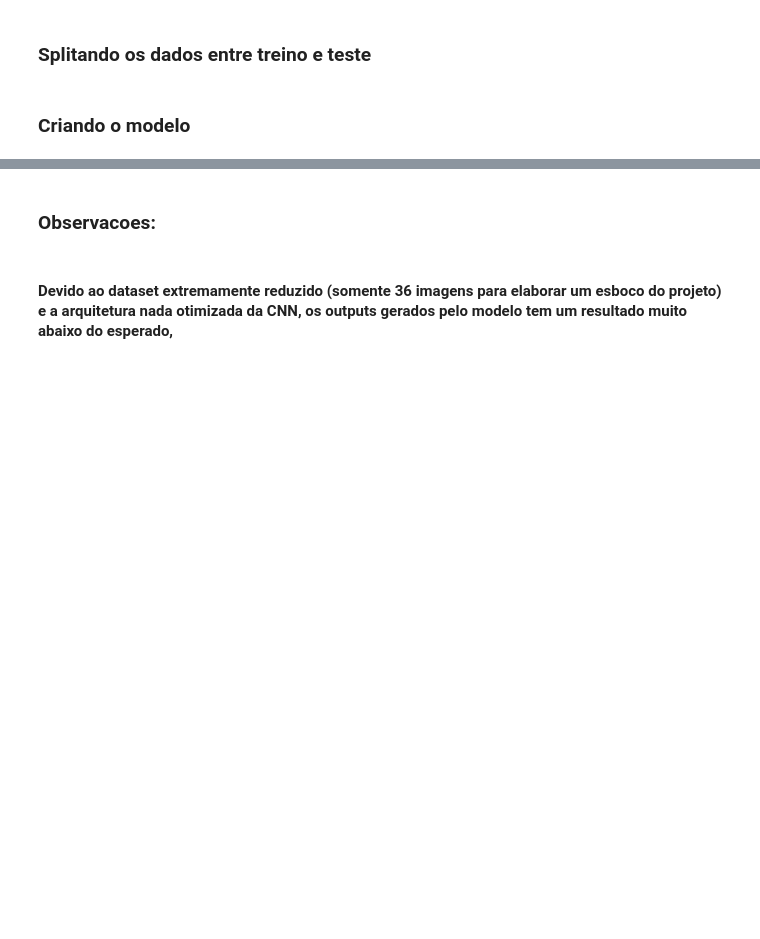
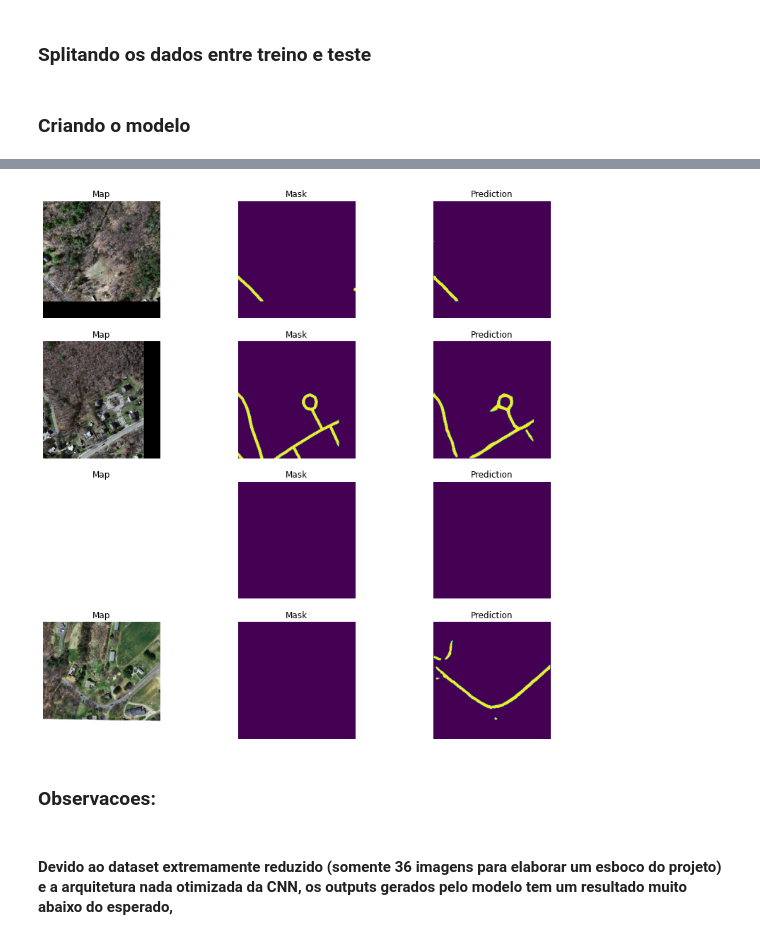
Before and after one commit to guilhermehiromoto/Street-Drawer, a Jupyter notebook: training_model.ipynb, the cells around one changed output, grey strips where cells are left out. Saved outputs shown, nothing was run; the diff lists cells and outputs as text; code cells hidden in the pictures; blank space fills up the shorter version.

```diff
--- a/training_model.ipynb
+++ b/training_model.ipynb
@@ -173,9 +171,9 @@ input_img = Input((256,256,3))
 model = get_unet(input_img, dropout=0.05)
 model.compile(
         optimizer= Adam(),
-        #loss= "binary_crossentropy",
+        loss= "binary_crossentropy",
         #metrics=["accuracy"])
-        loss=soft_dice_loss,
+        #loss=soft_dice_loss,
         metrics=[iou_coef])
 history = model.fit(train_images,
                     train_masks/255,
@@ -207,24 +228,26 @@ def threshold(img):
                 counter+=1
     return counter
 # %%
-f = plt.figure()
+f = plt.figure(figsize=(14,14))
 pred = (predictions > 0.5).astype(np.uint8)
-for i in range(0,6,3):
+for i in range(0,12,3):
 
-    j = random.randint(1,7)
-    f.add_subplot(2, 3, i+1)
+    j = random.randint(1,137)
+    f.add_subplot(4, 3, i+1)
     plt.imshow(test_images[j])
     plt.title("Map")
     plt.axis('off')
 
-    f.add_subplot(2, 3, i+2)
+    f.add_subplot(4, 3, i+2)
     plt.imshow(np.squeeze(test_masks[j]))
     plt.title("Mask")
     plt.axis('off')
 
-    f.add_subplot(2, 3, i+3)
+    f.add_subplot(4, 3, i+3)
     plt.imshow(np.squeeze(pred[j]))
     plt.title("Prediction")
     plt.axis('off')
 
 plt.show()
+# %% [output]
+[figure, added]
```
Also changed, not shown: parts of 8 cells of this notebook, 2 other files.
